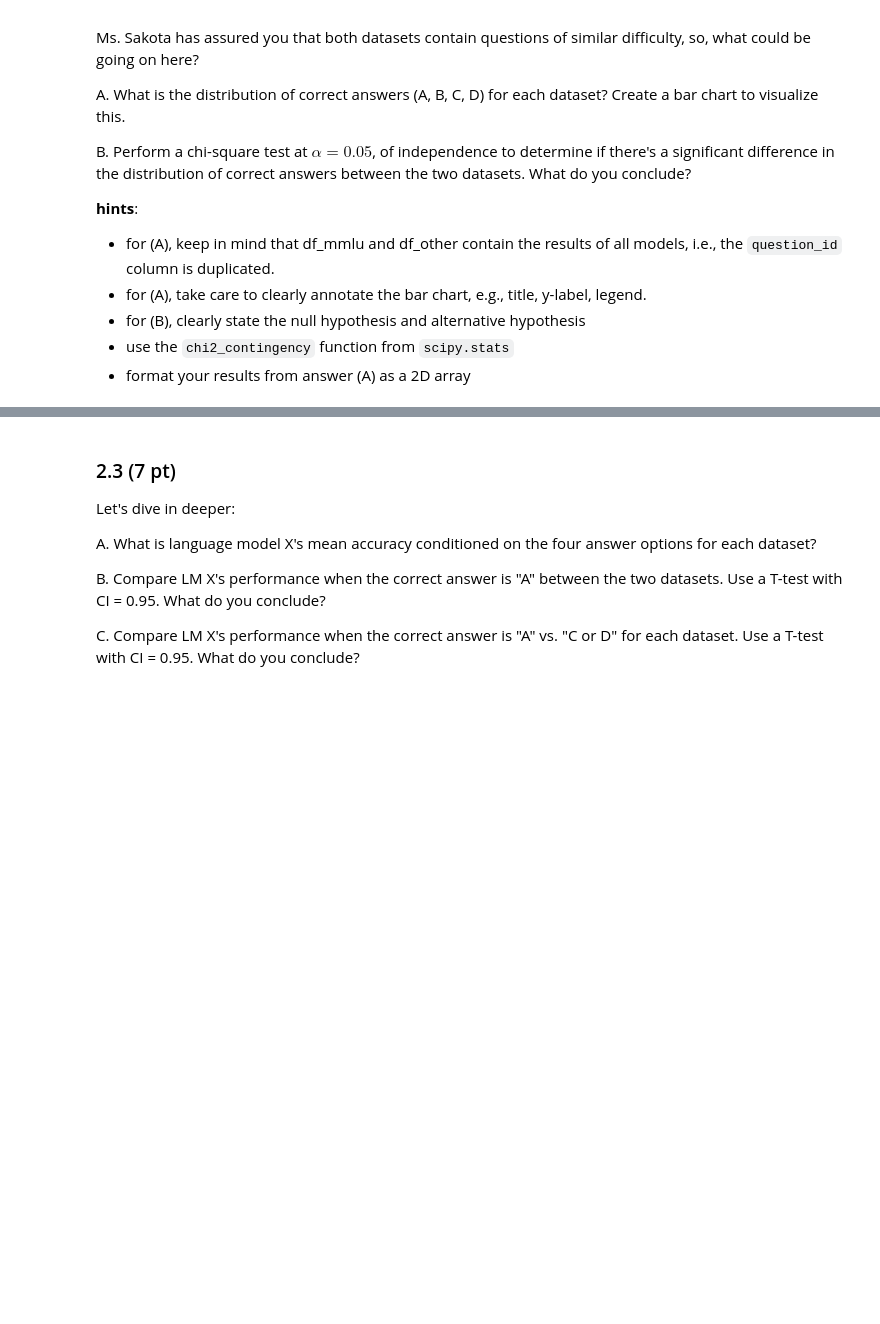
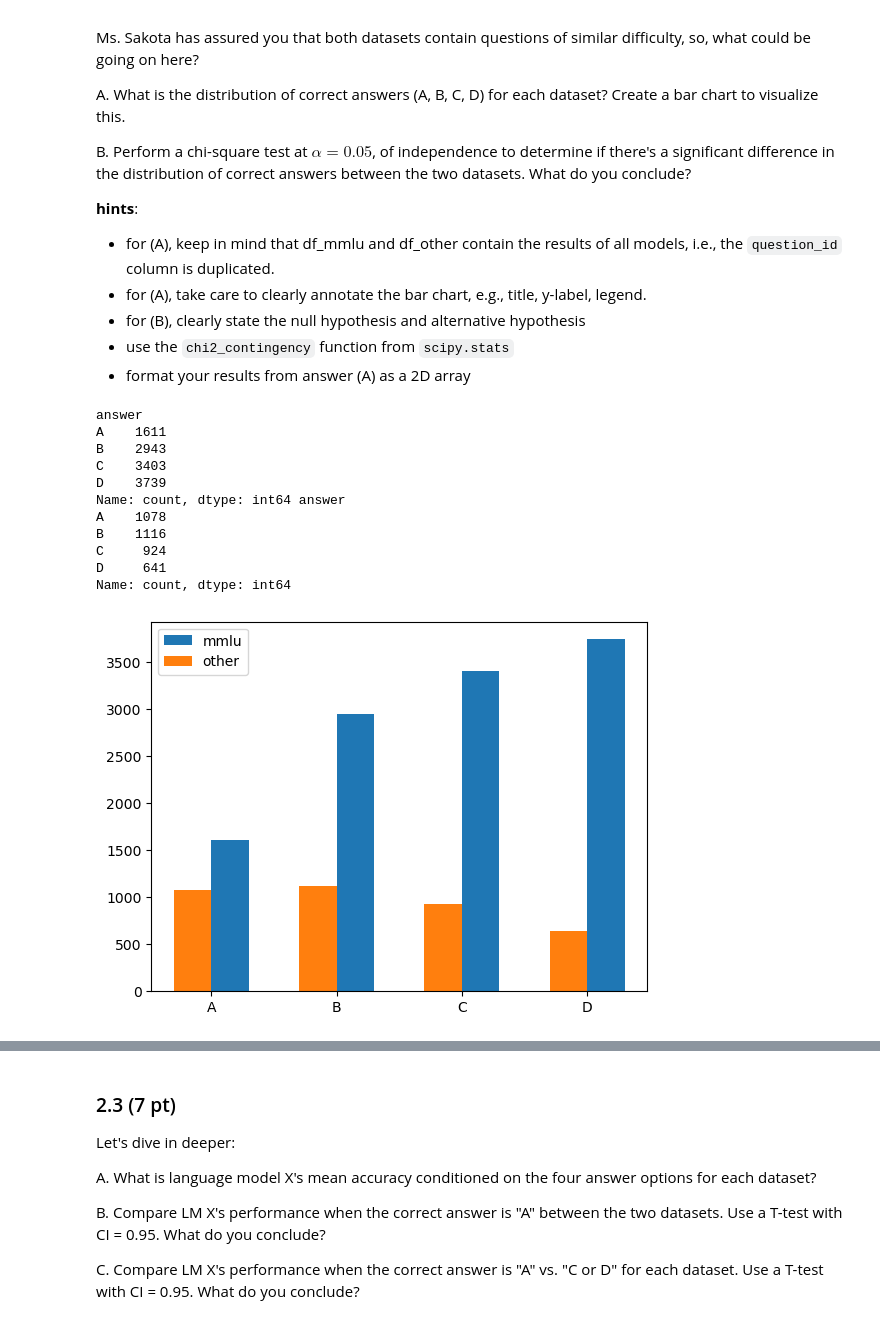
Before and after one commit to laurine-sg/2024, a Jupyter notebook: Homework/01_PROJECT_NEUTRALITY/analysis.ipynb, the cells around one changed output, grey strips where cells are left out. Saved outputs shown, nothing was run; the diff lists cells and outputs as text; code cells hidden in the pictures; blank space fills up the shorter version.

```diff
--- a/Homework/01_PROJECT_NEUTRALITY/analysis.ipynb
+++ b/Homework/01_PROJECT_NEUTRALITY/analysis.ipynb
@@ -242,5 +337,29 @@ B. Perform a chi-square test at $\alpha = 0.05$, of independence to determine if
 - format your results from answer (A) as a 2D array
 # %%
 # A
+correct_answers_1 = df_mmlu.drop_duplicates(subset=['question_id'])['answer']
+correct_answers_2 = df_other.drop_duplicates(subset=['question_id'])['answer']
+
+count_1 = correct_answers_1.value_counts().sort_index()
+count_2 = correct_answers_2.value_counts().sort_index()
+print(count_1, count_2)
+
+plt.bar(count_1.index, count_1, label='mmlu', align='edge',width=0.3 )
+plt.bar(count_2.index, count_2, label='other',align='edge',width=-0.3)
+plt.legend()
+plt.show()
+# %% [output]
+answer
+A    1611
+B    2943
+C    3403
+D    3739
+Name: count, dtype: int64 answer
+A    1078
+B    1116
+C     924
+D     641
+Name: count, dtype: int64
+[figure, added]
 # %%
 # B
```
Also changed, not shown: parts of 19 cells of this notebook, 2 other files.
